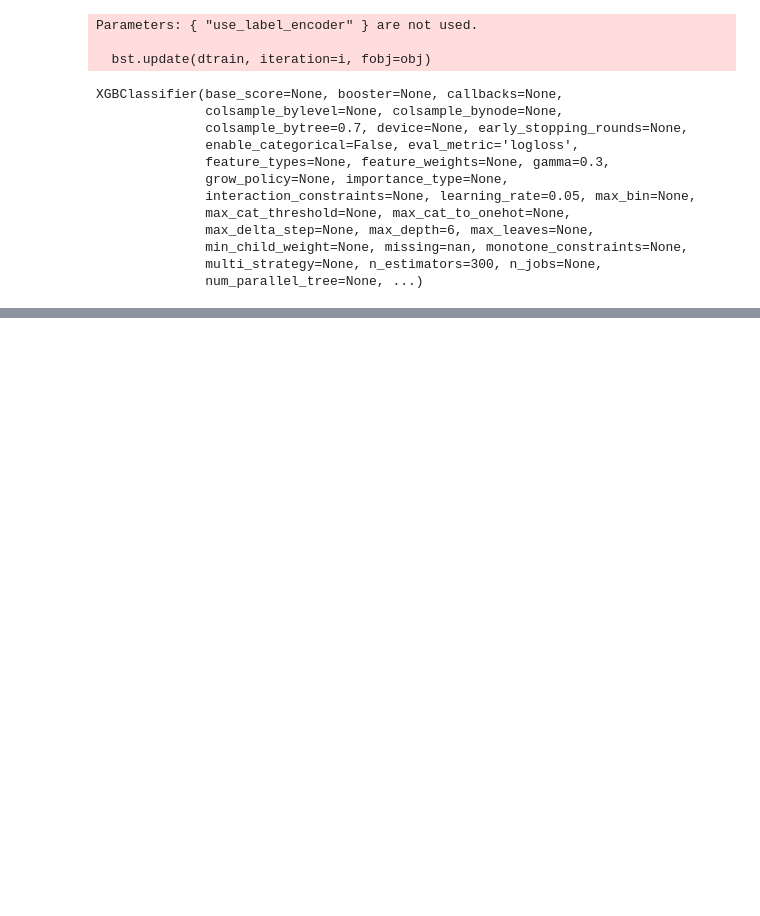
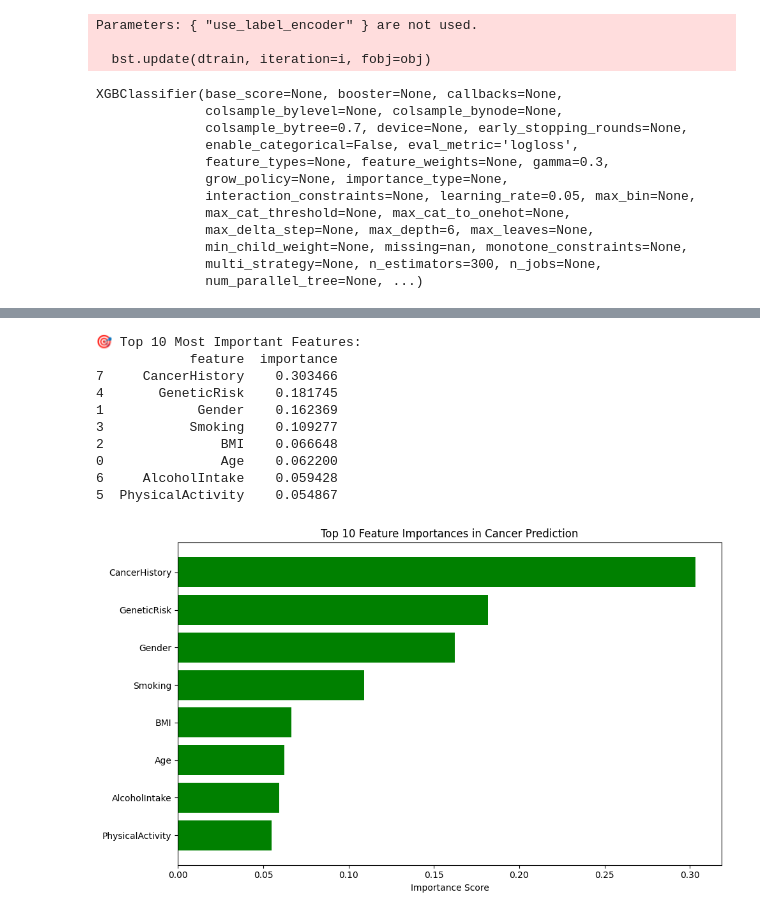
Before and after one commit to Cmoradajr09/Machinelearning_projects, a Jupyter notebook: XGBoost_Cancer.ipynb, the cells around one changed output, grey strips where cells are left out. Saved outputs shown, nothing was run; the diff lists cells and outputs as text; code cells hidden in the pictures; blank space fills up the shorter version.

```diff
--- a/XGBoost_Cancer.ipynb
+++ b/XGBoost_Cancer.ipynb
@@ -329,3 +357,35 @@ XGBClassifier(base_score=None, booster=None, callbacks=None,
 # %%
 # Predict on test set
 y_pred = final_model.predict(X_test)
+# %%
+#feature importance
+
+feature_importance = pd.DataFrame({
+    'feature': X.columns,
+    'importance': final_model.feature_importances_
+}).sort_values('importance', ascending=False)
+
+print("\n🎯 Top 10 Most Important Features:")
+print(feature_importance.head(10))
+
+plt.figure(figsize=(10, 6))
+plt.barh(feature_importance['feature'][:10],
+         feature_importance['importance'][:10],
+         color='green')
+plt.xlabel('Importance Score')
+plt.title('Top 10 Feature Importances in Cancer Prediction')
+plt.gca().invert_yaxis()
+plt.tight_layout()
+plt.show()
+# %% [output]
+🎯 Top 10 Most Important Features:
+            feature  importance
+7     CancerHistory    0.303466
+4       GeneticRisk    0.181745
+1            Gender    0.162369
+3           Smoking    0.109277
+2               BMI    0.066648
+0               Age    0.062200
+6     AlcoholIntake    0.059428
+5  PhysicalActivity    0.054867
+[figure, added]
```
Also changed, not shown: parts of 13 cells of this notebook.
